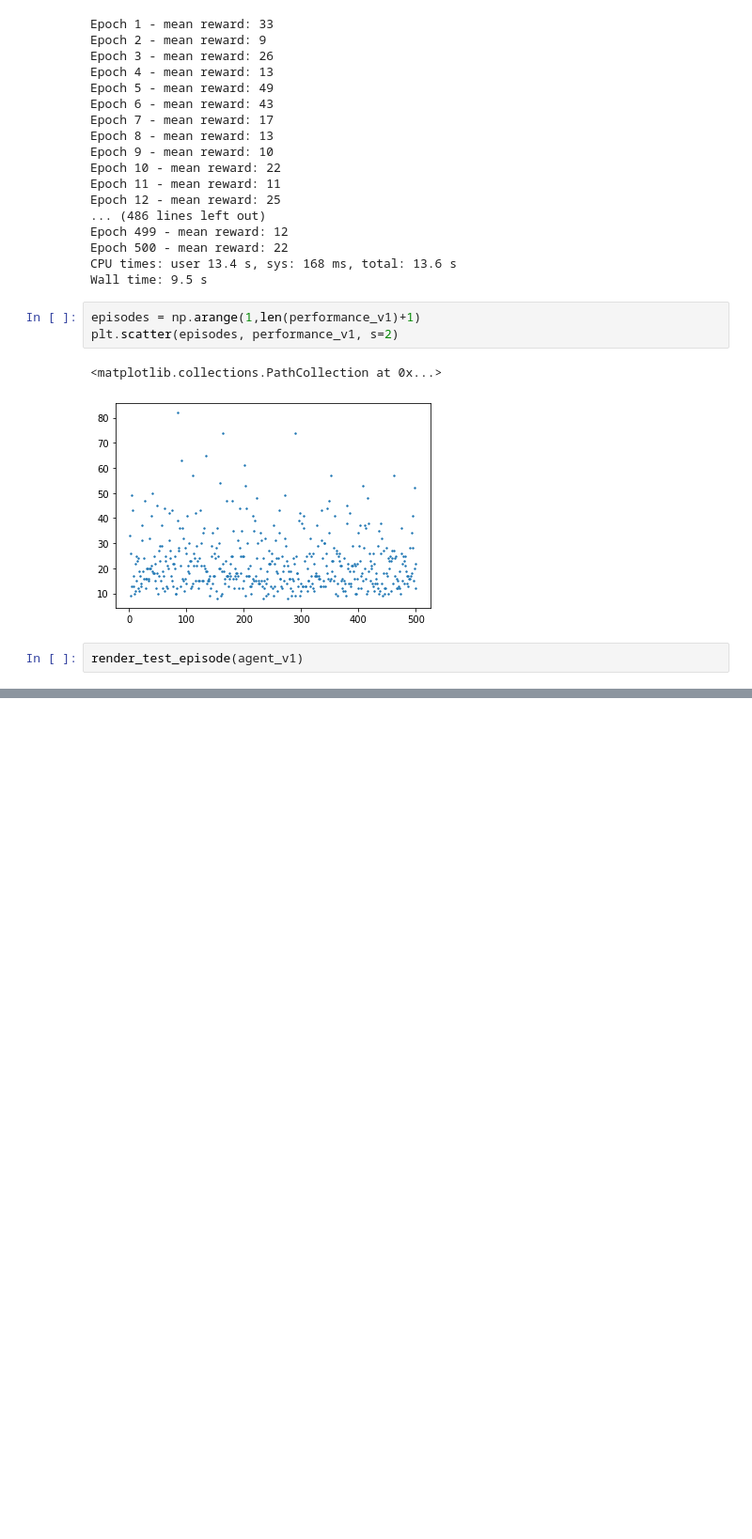
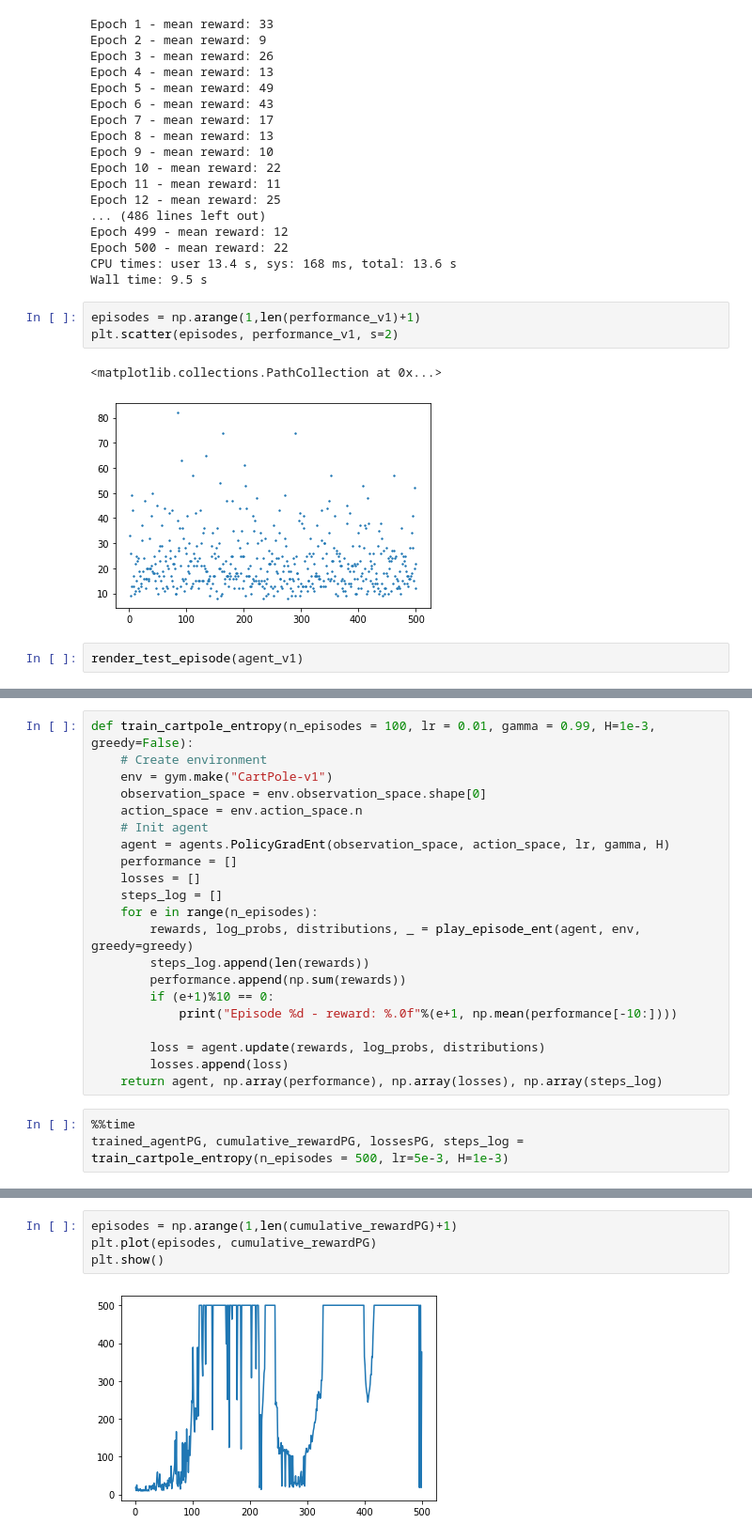
Before and after one commit to nicoladainese96/Policy-based-RL, a Jupyter notebook: PolicyGradientRL/cartpole_task.ipynb, the cells around one changed output, grey strips where cells are left out. Shown: that part at 94% size. Drawn from its saved outputs; the diff is of its cells as text; blank space fills up the shorter version.

Commit message:
Entropy regularization

```diff
--- a/PolicyGradientRL/cartpole_task.ipynb
+++ b/PolicyGradientRL/cartpole_task.ipynb
@@ -278,0 +418,24 @@ render_test_episode(agent_v1)
+# %%
+def train_cartpole_entropy(n_episodes = 100, lr = 0.01, gamma = 0.99, H=1e-3, greedy=False):
+    # Create environment
+    env = gym.make("CartPole-v1")
+    observation_space = env.observation_space.shape[0]
+    action_space = env.action_space.n
+    # Init agent
+    agent = agents.PolicyGradEnt(observation_space, action_space, lr, gamma, H)
+    performance = []
+    losses = []
+    steps_log = []
+    for e in range(n_episodes):
+        rewards, log_probs, distributions, _ = play_episode_ent(agent, env, greedy=greedy)
+        steps_log.append(len(rewards))
+        performance.append(np.sum(rewards))
+        if (e+1)%10 == 0:
+            print("Episode %d - reward: %.0f"%(e+1, np.mean(performance[-10:])))
+
+        loss = agent.update(rewards, log_probs, distributions)
+        losses.append(loss)
+    return agent, np.array(performance), np.array(losses), np.array(steps_log)
+# %%
+%%time
+trained_agentPG, cumulative_rewardPG, lossesPG, steps_log = train_cartpole_entropy(n_episodes = 500, lr=5e-3, H=1e-3)
@@ -278,0 +460,6 @@ render_test_episode(agent_v1)
+# %%
+episodes = np.arange(1,len(cumulative_rewardPG)+1)
+plt.plot(episodes, cumulative_rewardPG)
+plt.show()
+# %% [output]
+[figure, added]
```
Also changed, not shown: parts of 18 cells of this notebook, 1 other file.
